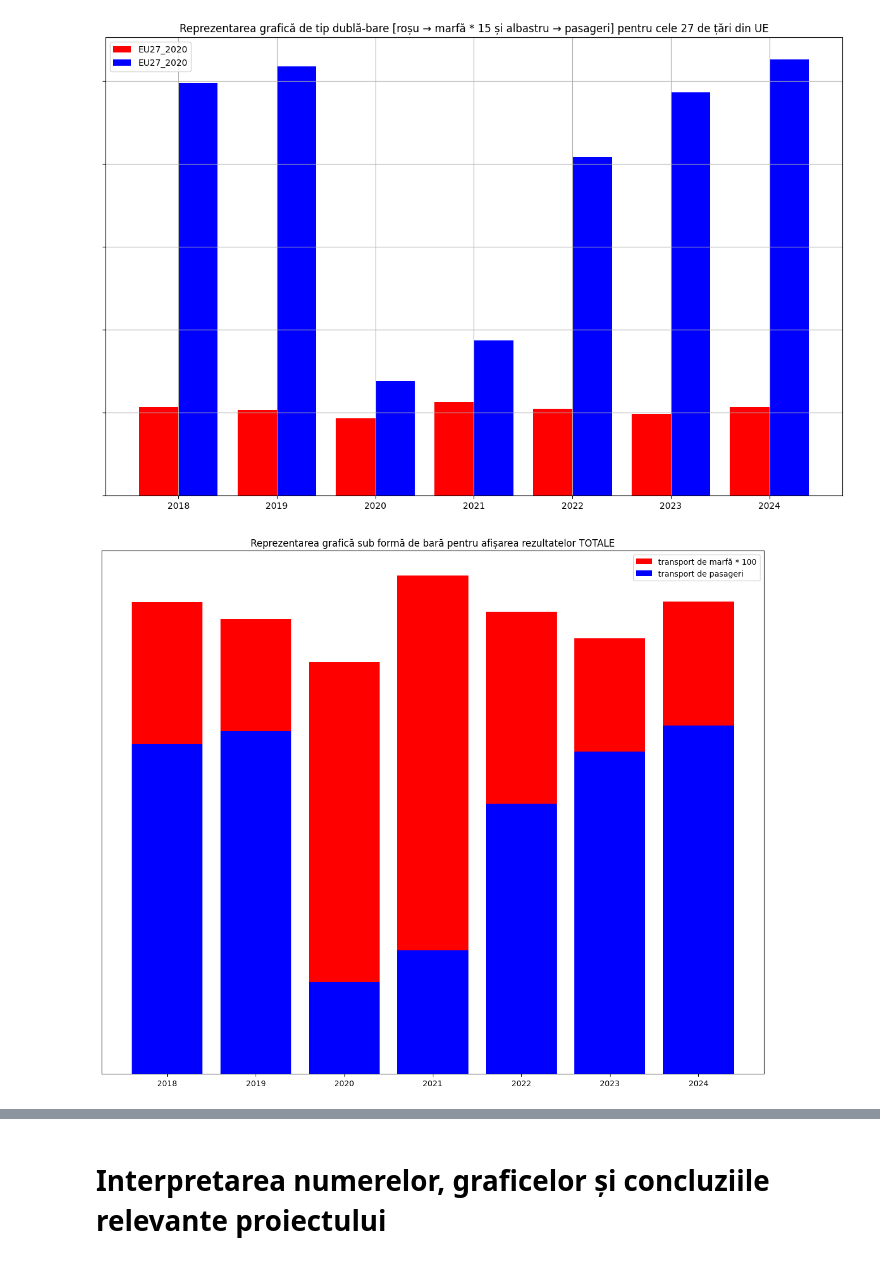
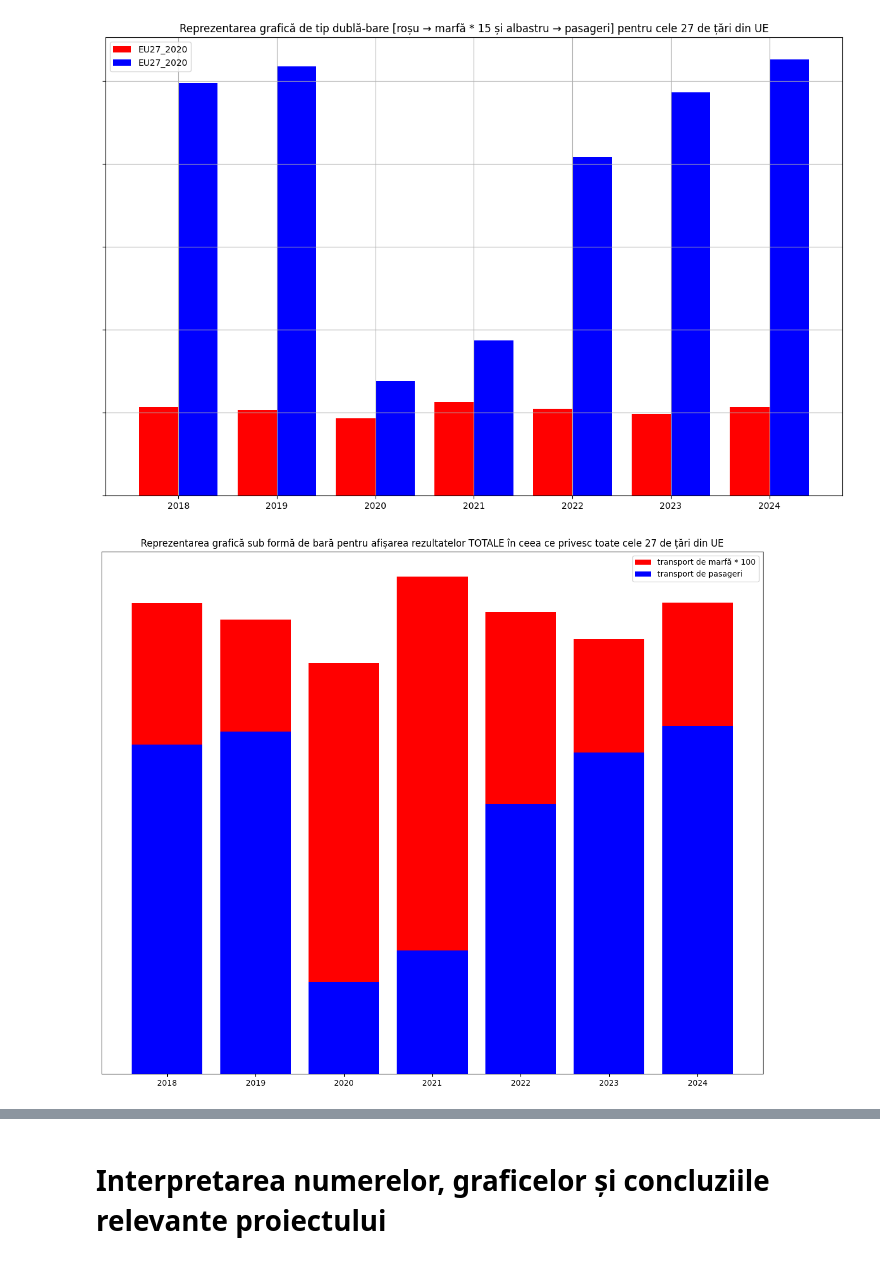
Before and after one commit to v1ctoras/PVDP_Aprilie, a Jupyter notebook: proiectAPRILIE.ipynb, the cells around one changed output, grey strips where cells are left out. Saved outputs shown, nothing was run; the diff lists cells and outputs as text; code cells hidden in the pictures.

```diff
--- a/proiectAPRILIE.ipynb
+++ b/proiectAPRILIE.ipynb
@@ -500,32 +498,32 @@ import numpy as np
 import matplotlib.pyplot as plt
 
 # pentru fixare eroare
 df1.columns = df1.columns.str.strip()
 df3.columns = df3.columns.str.strip()
 
 # setare an pentru axa orizontala 0x
 an = ['2018', '2019', '2020', '2021', '2022', '2023', '2024']
 
 valoareTone = pd.to_numeric(df1[an].iloc[12], errors = 'coerce')
 valoarePasageri = pd.to_numeric(df3[an].iloc[12], errors = 'coerce')
 
 labelTone = df1.iloc[12, 0][-9:]
 labelPasageri = df3.iloc[12, 0][-9:]
 
 pozitie = np.arange(1, len(an)+1)
 width = 0.4
 
 plt.subplots(figsize = (12, 10))
 
 plt.bar(an, valoareTone * 100, color = 'red', label = 'transport de marfă * 100')
 plt.bar(an, valoarePasageri, color = 'blue', label = 'transport de pasageri')
 plt.legend()
 plt.yticks([])
 
-plt.title('Reprezentarea grafică sub formă de bară pentru afișarea rezultatelor TOTALE')
+plt.title('Reprezentarea grafică sub formă de bară pentru afișarea rezultatelor TOTALE în ceea ce privesc toate cele 27 de țări din UE')
 
 
 plt.tight_layout()
 plt.show()
 # %% [output]
-[figure, old version]
+[figure, new version]
```
Also changed, not shown: parts of 6 cells of this notebook.
